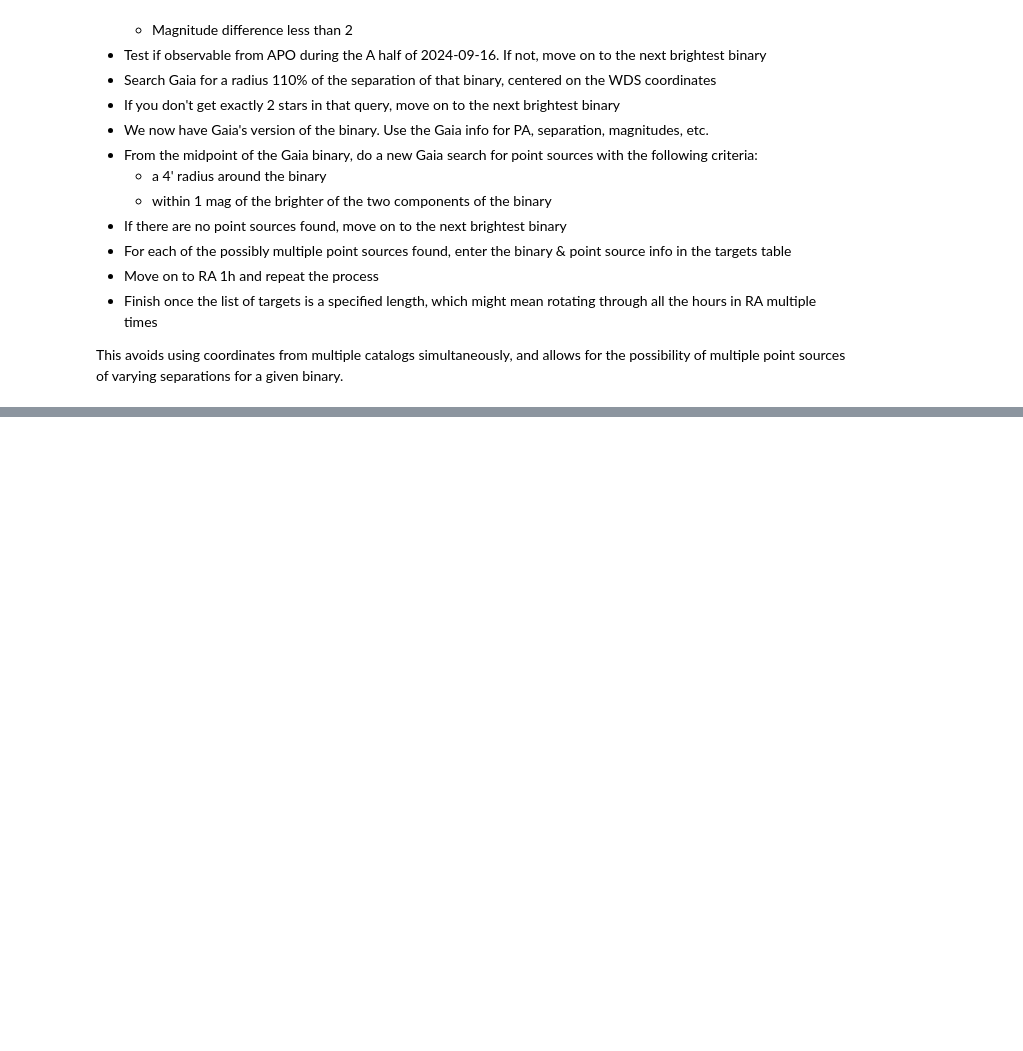
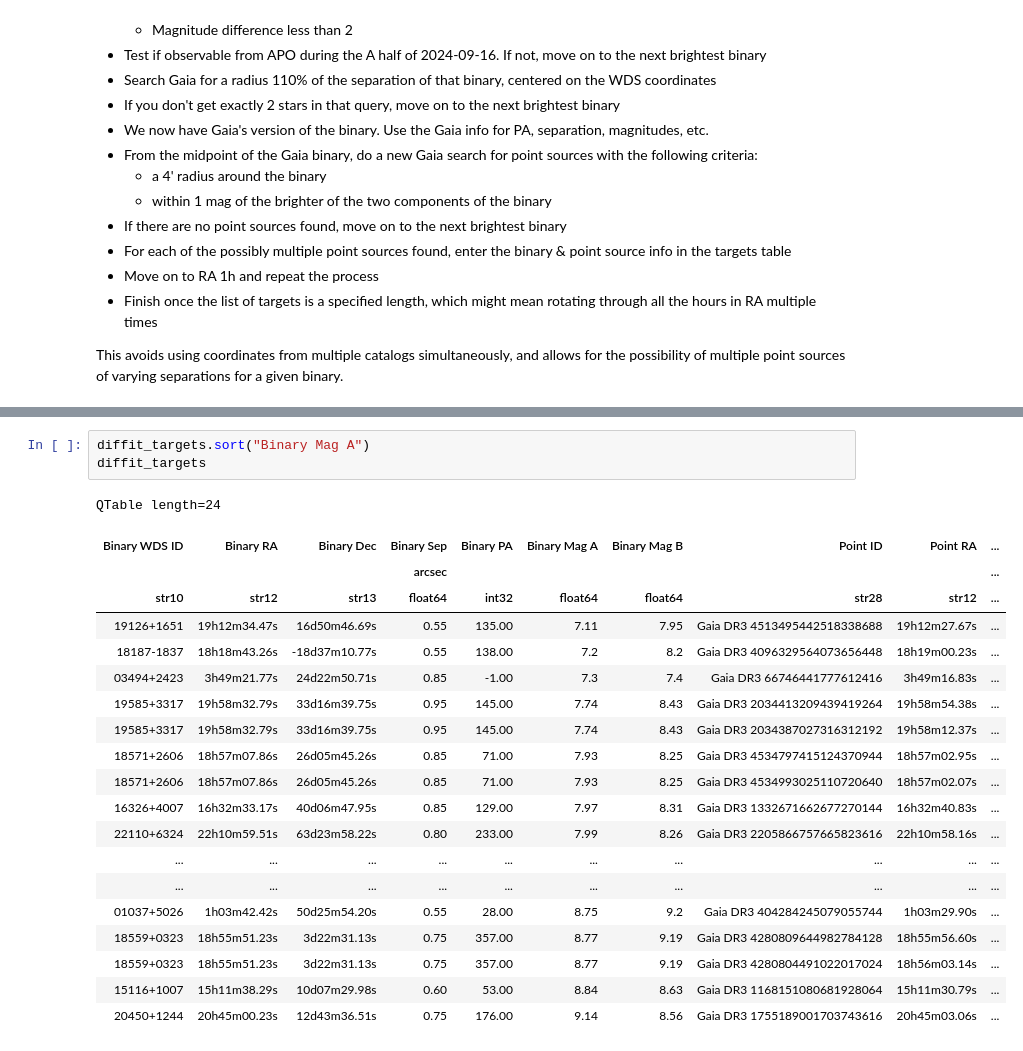
Before and after one commit to CvillePaul/Work, a Jupyter notebook: 2024-08-30 DIFFIT Target List/Create DIFFIT Target List.ipynb, the cells around one changed output, grey strips where cells are left out. Saved outputs shown, nothing was run; the diff lists cells and outputs as text; blank space fills up the shorter version.

Commit message:
feat: final code for creating DIFFIT target list

```diff
--- a/2024-08-30 DIFFIT Target List/Create DIFFIT Target List.ipynb
+++ b/2024-08-30 DIFFIT Target List/Create DIFFIT Target List.ipynb
@@ -341,2 +387,26 @@ QTable length=82
+# %%
+diffit_targets.sort("Binary Mag A")
+diffit_targets
+# %% [output]
+QTable length=24
+| Binary WDS ID | Binary RA | Binary Dec | Binary Sep | Binary PA | Binary Mag A | Binary Mag B | Point ID | Point RA | ... |
+|  |  |  | arcsec |  |  |  |  |  | ... |
+| str10 | str12 | str13 | float64 | int32 | float64 | float64 | str28 | str12 | ... |
+| 19126+1651 | 19h12m34.47s | 16d50m46.69s | 0.55 | 135.00 | 7.11 | 7.95 | Gaia DR3 4513495442518338688 | 19h12m27.67s | ... |
+| 18187-1837 | 18h18m43.26s | -18d37m10.77s | 0.55 | 138.00 | 7.2 | 8.2 | Gaia DR3 4096329564073656448 | 18h19m00.23s | ... |
+| 03494+2423 | 3h49m21.77s | 24d22m50.71s | 0.85 | -1.00 | 7.3 | 7.4 | Gaia DR3 66746441777612416 | 3h49m16.83s | ... |
+| 19585+3317 | 19h58m32.79s | 33d16m39.75s | 0.95 | 145.00 | 7.74 | 8.43 | Gaia DR3 2034413209439419264 | 19h58m54.38s | ... |
+| 19585+3317 | 19h58m32.79s | 33d16m39.75s | 0.95 | 145.00 | 7.74 | 8.43 | Gaia DR3 2034387027316312192 | 19h58m12.37s | ... |
+| 18571+2606 | 18h57m07.86s | 26d05m45.26s | 0.85 | 71.00 | 7.93 | 8.25 | Gaia DR3 4534797415124370944 | 18h57m02.95s | ... |
+| 18571+2606 | 18h57m07.86s | 26d05m45.26s | 0.85 | 71.00 | 7.93 | 8.25 | Gaia DR3 4534993025110720640 | 18h57m02.07s | ... |
+| 16326+4007 | 16h32m33.17s | 40d06m47.95s | 0.85 | 129.00 | 7.97 | 8.31 | Gaia DR3 1332671662677270144 | 16h32m40.83s | ... |
+| 22110+6324 | 22h10m59.51s | 63d23m58.22s | 0.80 | 233.00 | 7.99 | 8.26 | Gaia DR3 2205866757665823616 | 22h10m58.16s | ... |
+| ... | ... | ... | ... | ... | ... | ... | ... | ... | ... |
+| ... | ... | ... | ... | ... | ... | ... | ... | ... | ... |
+| 01037+5026 | 1h03m42.42s | 50d25m54.20s | 0.55 | 28.00 | 8.75 | 9.2 | Gaia DR3 404284245079055744 | 1h03m29.90s | ... |
+| 18559+0323 | 18h55m51.23s | 3d22m31.13s | 0.75 | 357.00 | 8.77 | 9.19 | Gaia DR3 4280809644982784128 | 18h55m56.60s | ... |
+| 18559+0323 | 18h55m51.23s | 3d22m31.13s | 0.75 | 357.00 | 8.77 | 9.19 | Gaia DR3 4280804491022017024 | 18h56m03.14s | ... |
+| 15116+1007 | 15h11m38.29s | 10d07m29.98s | 0.60 | 53.00 | 8.84 | 8.63 | Gaia DR3 1168151080681928064 | 15h11m30.79s | ... |
+| 20450+1244 | 20h45m00.23s | 12d43m36.51s | 0.75 | 176.00 | 9.14 | 8.56 | Gaia DR3 1755189001703743616 | 20h45m03.06s | ... |
 # %%
 target_groups = [
```
Also changed, not shown: parts of 4 cells of this notebook.
